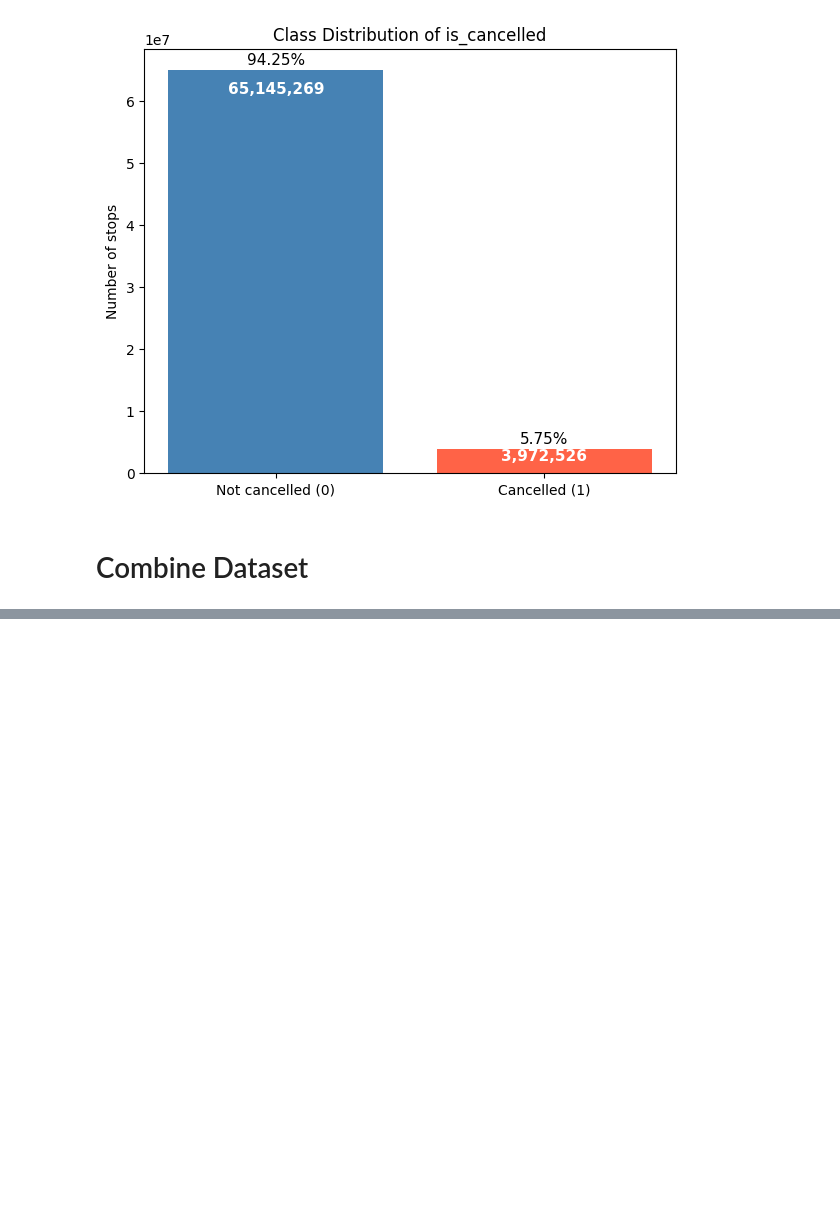
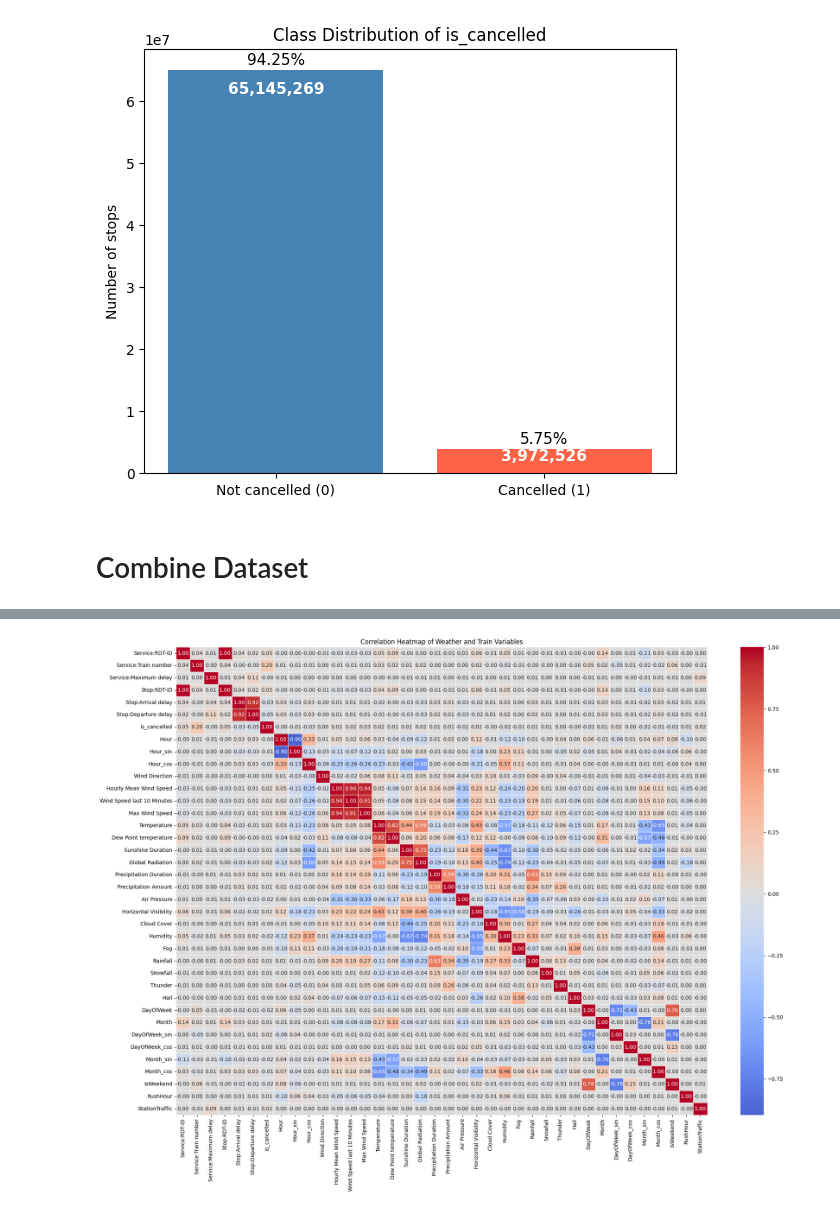
Before and after one commit to ywang0202/master_thesis, a Jupyter notebook: eda_disruptions_weather_final.ipynb, the cells around one changed output, grey strips where cells are left out. Cells and saved outputs as stored; diff of their text form; code cells hidden in the pictures; blank space fills up the shorter version.

```diff
--- a/eda_disruptions_weather_final.ipynb
+++ b/eda_disruptions_weather_final.ipynb
@@ -324,3 +322,14 @@ Data columns (total 20 columns):
  19  Stop:Actual platform          str
 dtypes: bool(3), float64(2), int64(4), object(2), str(9)
 memory usage: 8.9+ GB
+# %%
+# Check memory usage before conversion
+print("Memory usage before conversion:")
+print(df_train.memory_usage().sum())
+
+# Convert to more memory-efficient datatypes
+df_train[["Service:RDT-ID", "Service:Train number", "Service:Maximum delay", "Stop:RDT-ID"]] = df_train[["Service:RDT-ID", "Service:Train number", "Service:Maximum delay", "Stop:RDT-ID"]].apply(pd.to_numeric, downcast='integer').astype('int32')
+df_train[["Stop:Arrival delay", "Stop:Departure delay"]] = df_train[["Stop:Arrival delay", "Stop:Departure delay"]].apply(pd.to_numeric, downcast='float').astype('float32')
+
+print("Memory usage after conversion:")
+print(df_train.memory_usage().sum())
@@ -853,13 +867,19 @@ dep_time = pd.to_datetime(df_train["Stop:Departure time"], errors="coerce", utc=
 arr_time = pd.to_datetime(df_train["Stop:Arrival time"], errors="coerce", utc=True)
 
 # Prefer departure hour; if missing, use arrival hour
-df_train["Hour"] = dep_time.dt.hour.fillna(arr_time.dt.hour).astype("Int64")
+df_train["Hour"] = dep_time.dt.hour.fillna(arr_time.dt.hour).astype("Int32")
 
 # Remap midnight from 0 to 24 so hour range is 1..24
 df_train.loc[df_train["Hour"] == 0, "Hour"] = 24
 
 # Forward-fill any remaining NaN hours (e.g., for rows where both departure and arrival times are missing)
-df_train['Hour'] = df_train['Hour'].ffill()
+df_train['Hour'] = df_train.groupby('Service:RDT-ID')['Hour'].ffill()
 
-# Quick check
-print(df_train["Hour"].value_counts(dropna=False).sort_index())
+# Encode Hour to cyclical features using sine and cosine transformations
+df_train["Hour_sin"] = np.sin(
+    2 * np.pi * df_train["Hour"] / 24
+)
+
+df_train["Hour_cos"] = np.cos(
+    2 * np.pi * df_train["Hour"] / 24
+)
@@ -1384,0 +963,11 @@ Mean F2: 0.26402060802066873
+# %%
+#heatmap: for correlation between numeric variables
+corr = comb.select_dtypes(include=["number"]).corr()
+
+plt.figure(figsize=(20, 15))
+sns.heatmap(corr, cmap="coolwarm", center=0, linewidths=0.5, annot=True, fmt=".2f")
+plt.title("Correlation Heatmap of Weather and Train Variables")
+plt.tight_layout()
+plt.show()
+# %% [output]
+[figure, added]
```
Also changed, not shown: parts of 19 cells of this notebook, 2 other files.
